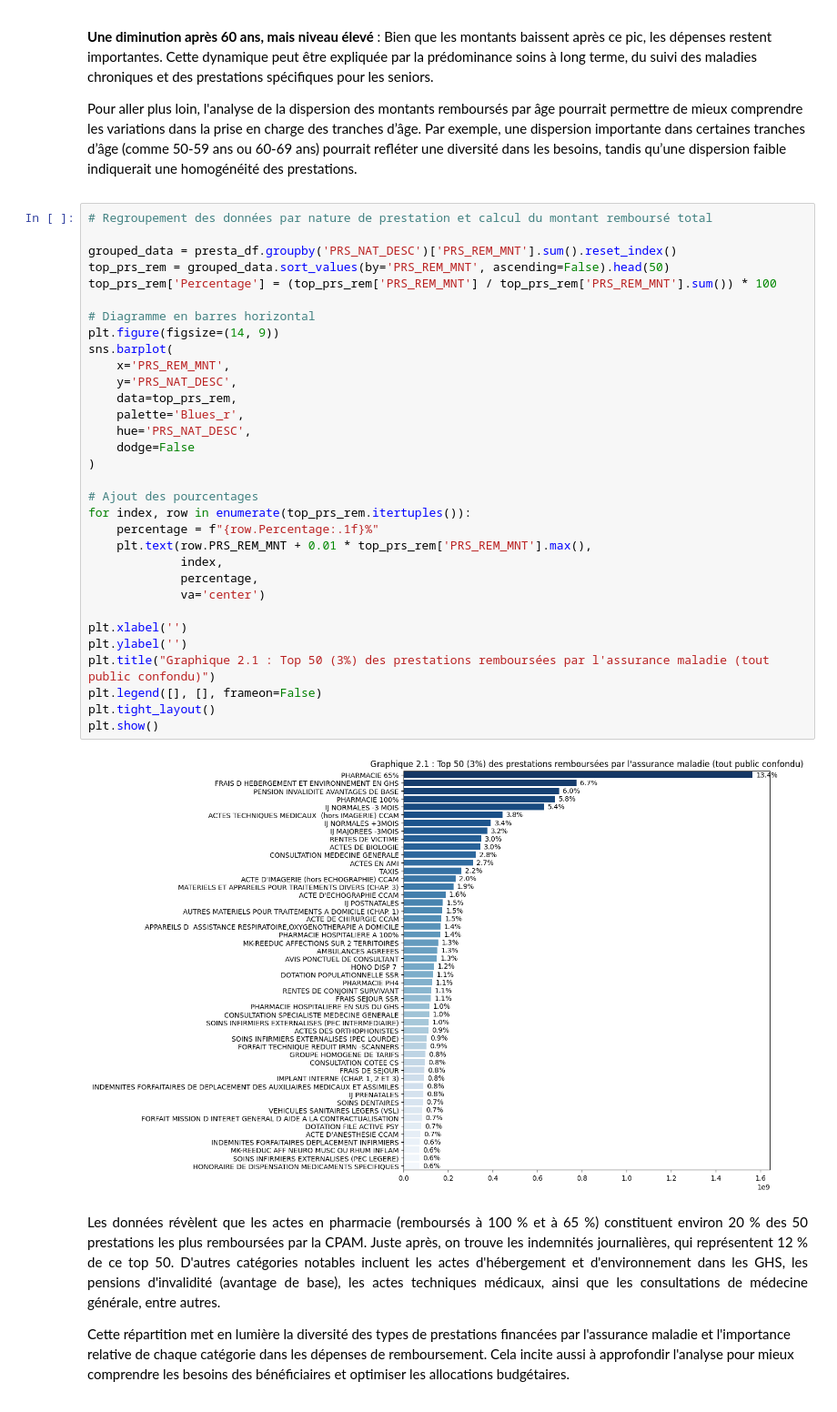
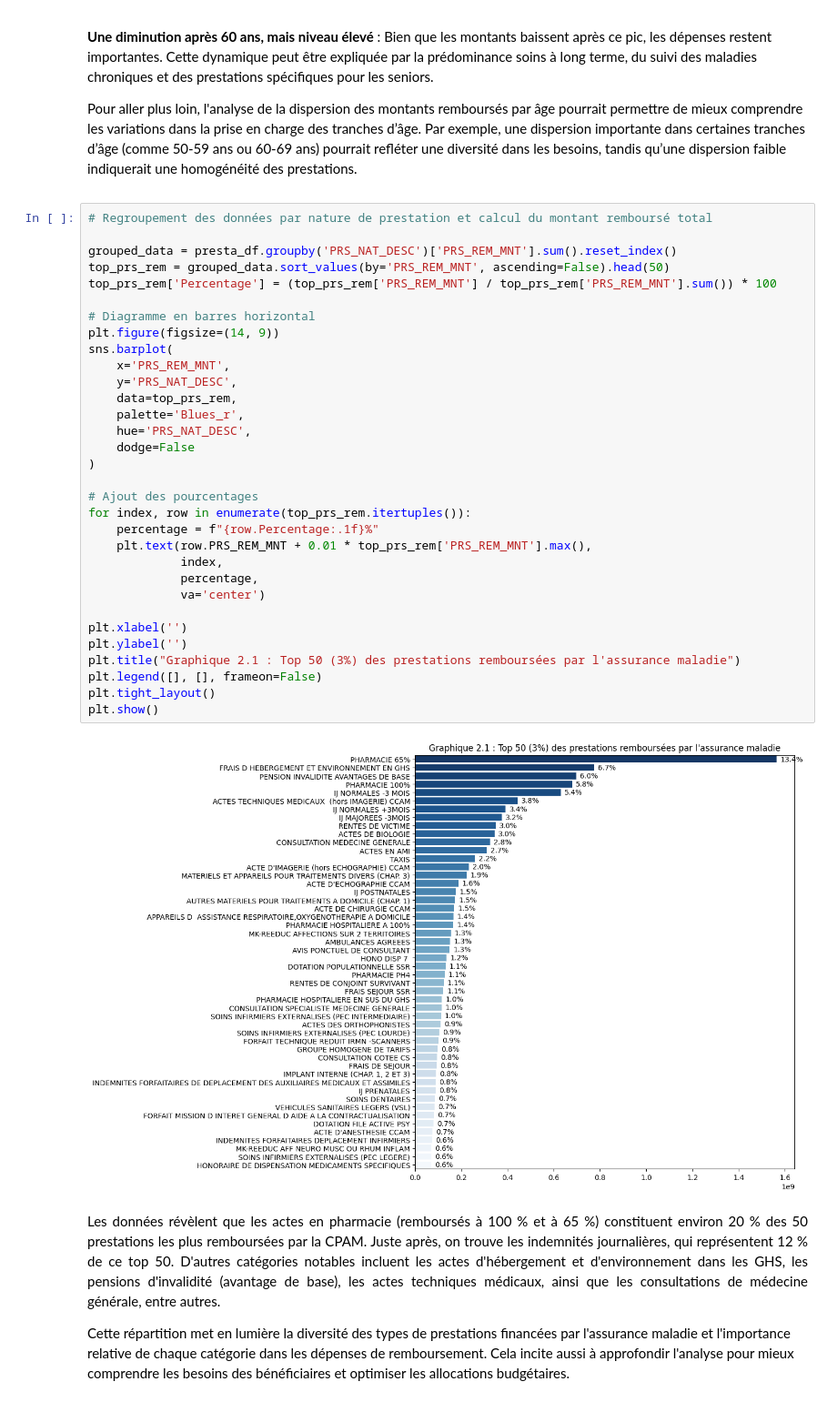
Before and after one commit to Gustiyn/Analyse-des-donn-es-de-la-CPAM, a Jupyter notebook: open_damir.ipynb, the cells around one changed output. Shown at 91% size. Cells and saved outputs as stored; diff of their text form.

```diff
--- a/open_damir.ipynb
+++ b/open_damir.ipynb
@@ -225,35 +225,35 @@ Pour aller plus loin, l'analyse de la dispersion des montants remboursés par â
 
 grouped_data = presta_df.groupby('PRS_NAT_DESC')['PRS_REM_MNT'].sum().reset_index()
 top_prs_rem = grouped_data.sort_values(by='PRS_REM_MNT', ascending=False).head(50)
 top_prs_rem['Percentage'] = (top_prs_rem['PRS_REM_MNT'] / top_prs_rem['PRS_REM_MNT'].sum()) * 100
 
 # Diagramme en barres horizontal
 plt.figure(figsize=(14, 9))
 sns.barplot(
     x='PRS_REM_MNT',
     y='PRS_NAT_DESC',
     data=top_prs_rem,
     palette='Blues_r',
     hue='PRS_NAT_DESC',
     dodge=False
 )
 
 # Ajout des pourcentages
 for index, row in enumerate(top_prs_rem.itertuples()):
     percentage = f"{row.Percentage:.1f}%"
     plt.text(row.PRS_REM_MNT + 0.01 * top_prs_rem['PRS_REM_MNT'].max(),
              index,
              percentage,
              va='center')
 
 plt.xlabel('')
 plt.ylabel('')
-plt.title("Graphique 2.1 : Top 50 (3%) des prestations remboursées par l'assurance maladie (tout public confondu)")
+plt.title("Graphique 2.1 : Top 50 (3%) des prestations remboursées par l'assurance maladie")
 plt.legend([], [], frameon=False)
 plt.tight_layout()
 plt.show()
 # %% [output]
-[figure, old version]
+[figure, new version]
 # %% [markdown]
 <p style="text-align: justify;">
 Les données révèlent que les actes en pharmacie (remboursés à 100 % et à 65 %) constituent environ 20 % des 50 prestations les plus remboursées par la CPAM. Juste après, on trouve les indemnités journalières, qui représentent 12 % de ce top 50. D'autres catégories notables incluent les actes d'hébergement et d'environnement dans les GHS, les pensions d'invalidité (avantage de base), les actes techniques médicaux, ainsi que les consultations de médecine générale, entre autres.
```
Also changed, not shown: parts of 1 cell of this notebook.
